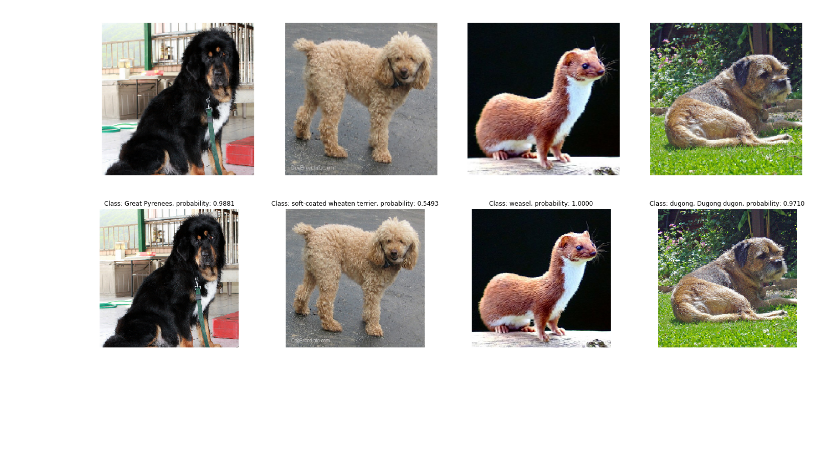
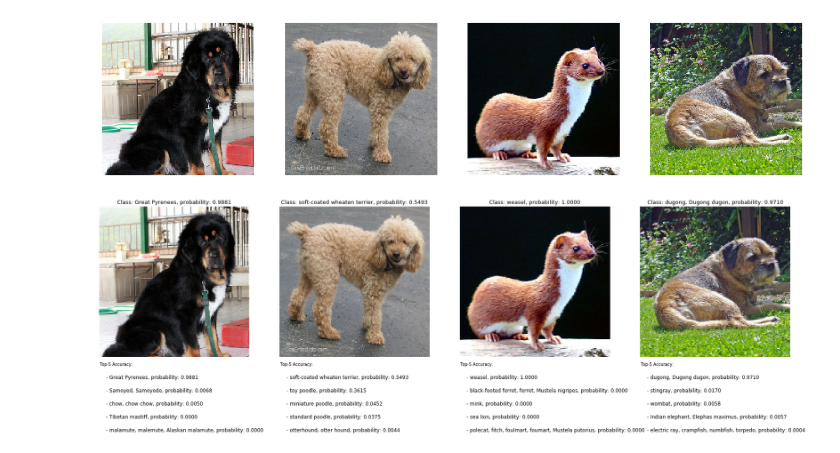
Before and after one commit to 3outeille/Research-Paper-Summary, a Jupyter notebook: src/architecture/alexnet/tensorflow_2/alexnet_tf2.ipynb, the cells around one changed output. Drawn from its saved outputs; the diff is of its cells as text; code cells hidden in the pictures; blank space fills up the shorter version.

```diff
--- a/src/architecture/alexnet/tensorflow_2/alexnet_tf2.ipynb
+++ b/src/architecture/alexnet/tensorflow_2/alexnet_tf2.ipynb
@@ -248,18 +253,25 @@ for i, img in enumerate(imgs):
 # %%
 imagenet_mean = np.array([104., 117., 124.], dtype=np.float32)
 
-fig2 = plt.figure(figsize=(25,5))
+fig2 = plt.figure(figsize=(30,10))
 
 for i, image in enumerate(imgs):
     img = cv2.resize(image.astype(np.float32), (227,227))
     img -= imagenet_mean
     img = img.reshape((1,227,227,3))
     probs = model.predict(img)
     class_name = class_names[np.argmax(probs)]
 
     fig2.add_subplot(1,4,i+1)
     plt.imshow(cv2.cvtColor(image, cv2.COLOR_BGR2RGB))
-    plt.title("Class: " + class_name + ", probability: %.4f" %probs[0,np.argmax(probs)])
+    plt.title("Class: " + class_name + ", probability: %.4f" %probs[0,np.argmax(probs)], fontsize=13)
     plt.axis('off')
+
+    plt.text(0, 240, 'Top-5 Accuracy:')
+    x, y = 10, 260
+    for idx in np.argsort(probs)[0][-5::][::-1]:
+        plt.text(x, y, s ='- {}, probability: {:.4f}'.format(class_names[idx], probs[0, idx]), fontsize=12)
+        y += 20
+    print()
 # %% [output]
-[figure, old version]
+[figure, new version]
```
Also changed, not shown: parts of 4 cells of this notebook, 1 other file.
